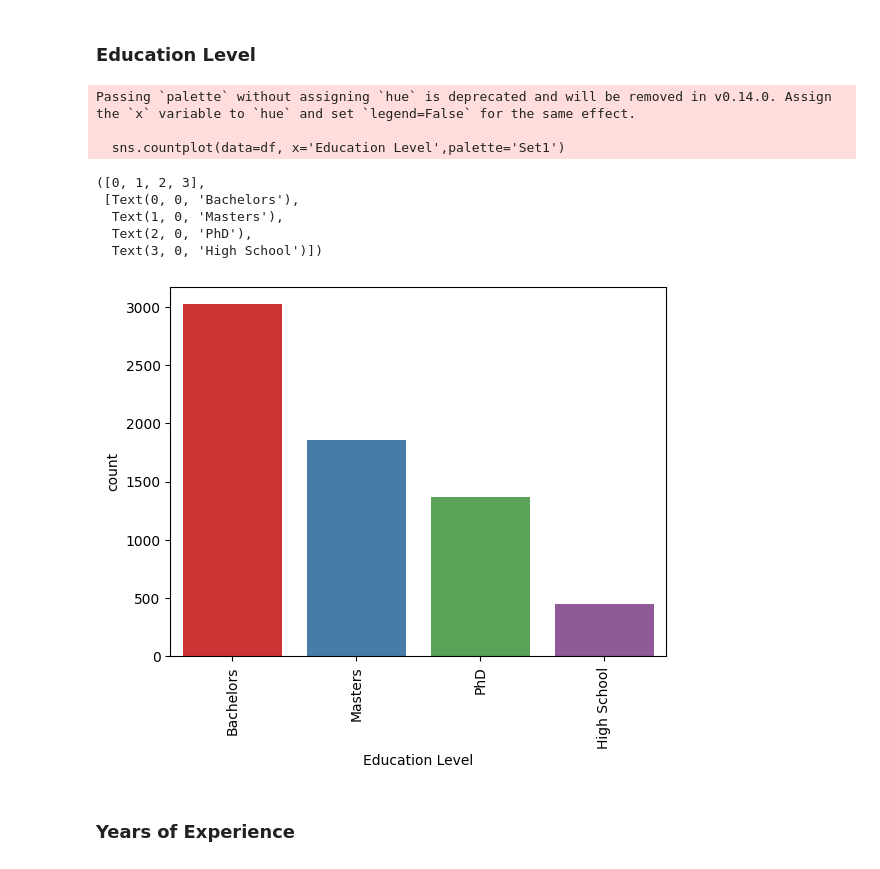
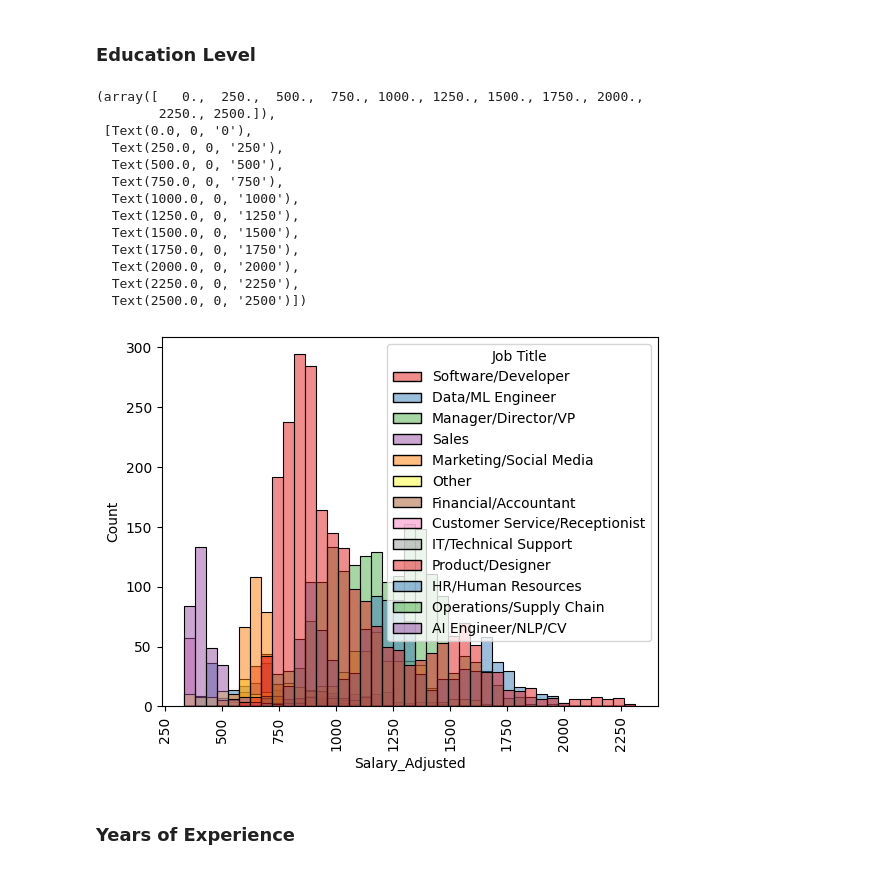
Before and after one commit to Moaz-Alhasani/Irshad, a Jupyter notebook: Predicr_Salary.ipynb, the cells around one changed output. Cells and saved outputs as stored; diff of their text form; code cells hidden in the pictures.

```diff
--- a/Predicr_Salary.ipynb
+++ b/Predicr_Salary.ipynb
@@ -39,2 +49,0 @@ df1=pd.read_csv('synthetic_ai_salaries_300.csv')
-# %%
-df=pd.concat([df,df1], ignore_index=True)
@@ -95,7 +76,4 @@ Race                   0
 dtype: int64
-# %%
-#dropping column
-df.drop(columns = 'Unnamed: 0',axis=1,inplace=True)
 # %%
 df.dtypes
 # %% [output]
@@ -202,0 +249,2 @@ df['Education Level'] = df['Education Level'].apply(group_education)
+# %%
+df = adjust_salary(df)
@@ -203 +269,3 @@ df['Education Level'] = df['Education Level'].apply(group_education)
+# %%
+df.drop(columns=['Salary','experience_factor','edu_bonus',	'job_bonus'],inplace=True)
 # %%
@@ -242,18 +334,23 @@ plt.show()
 # %% [markdown]
 ### Education Level
 # %%
-sns.countplot(data=df, x='Education Level',palette='Set1')
+sns.histplot(data=df, x='Salary_Adjusted',palette='Set1',hue='Job Title')
 plt.xticks(rotation=90)
 # %% [output]
-Passing `palette` without assigning `hue` is deprecated and will be removed in v0.14.0. Assign the `x` variable to `hue` and set `legend=False` for the same effect.
-
-  sns.countplot(data=df, x='Education Level',palette='Set1')
+(array([   0.,  250.,  500.,  750., 1000., 1250., 1500., 1750., 2000.,
+        2250., 2500.]),
+ [Text(0.0, 0, '0'),
+  Text(250.0, 0, '250'),
+  Text(500.0, 0, '500'),
+  Text(750.0, 0, '750'),
+  Text(1000.0, 0, '1000'),
+  Text(1250.0, 0, '1250'),
+  Text(1500.0, 0, '1500'),
+  Text(1750.0, 0, '1750'),
+  Text(2000.0, 0, '2000'),
+  Text(2250.0, 0, '2250'),
+  Text(2500.0, 0, '2500')])
-([0, 1, 2, 3],
- [Text(0, 0, 'Bachelors'),
-  Text(1, 0, 'Masters'),
-  Text(2, 0, 'PhD'),
-  Text(3, 0, 'High School')])
-[figure, old version]
+[figure, new version]
 # %% [markdown]
 ### Years of Experience
 # %%
```
Also changed, not shown: parts of 62 cells of this notebook, 15 other files.
